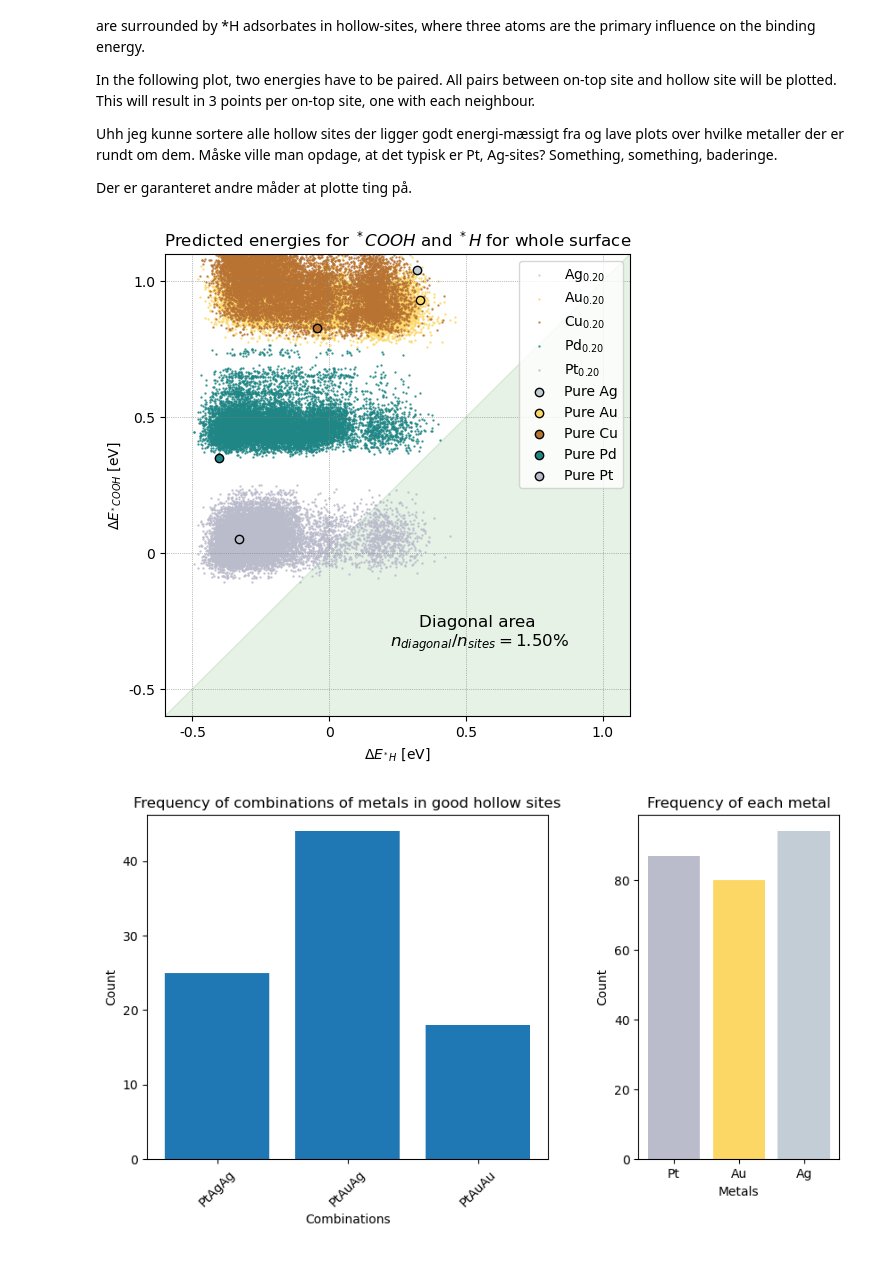
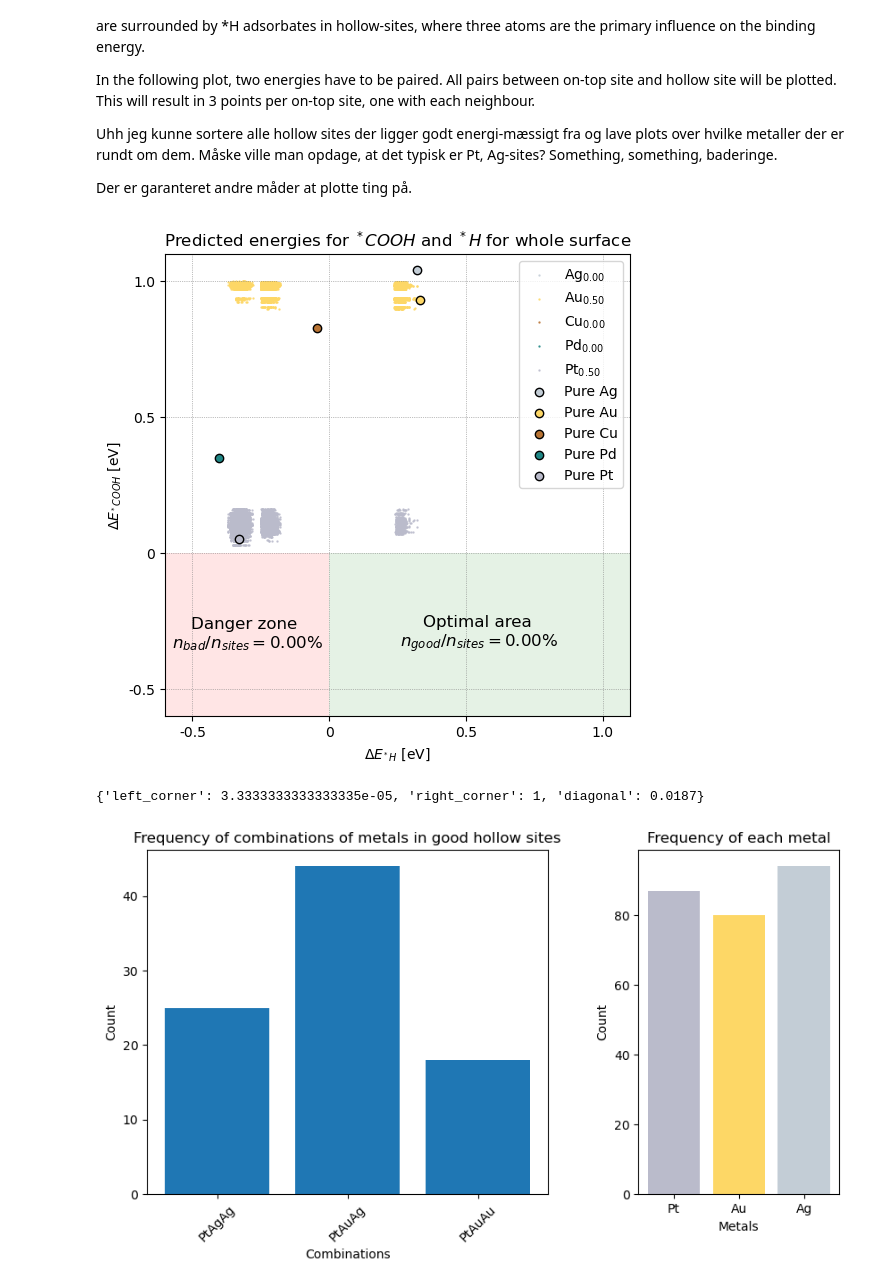
Before and after one commit to MarcusNoergaardWeng/CatalysisThesis, a Jupyter notebook: Notebooks/DFT Calculated energies.ipynb, the cells around one changed output. Drawn from its saved outputs; the diff is of its cells as text; code cells hidden in the pictures.

Commit message:
Work on optimizing energies

```diff
--- a/Notebooks/DFT Calculated energies.ipynb
+++ b/Notebooks/DFT Calculated energies.ipynb
@@ -195,28 +195,30 @@ plt.show()
 ### Plotting predicted energies from custom surface
 # %%
 # Maybe I should have a smart kind of plot, where, when you hover over it, it shows the xy coordinates and you can go check what it looks like. I even have a function from the swimming ring thing that can plot nice circles from a 2by2 surface
-
+metals = ['Ag', 'Au', 'Cu', 'Pd', 'Pt']
 ## This routine includes:
 
 # Initialize a surface from a given stochiometry
-dim_x, dim_y, metals, split = 100, 100, ['Ag', 'Au', 'Cu', 'Pd', 'Pt'], [0.2 , 0.2 , 0.2 , 0.2 , 0.2 ]
-#dim_x, dim_y, metals, split = 100, 100, ['Ag', 'Au', 'Cu', 'Pd', 'Pt'], [0.25 , 0.25 , 0.25 , 0.0 , 0.25 ]
-#dim_x, dim_y, metals, split = 100, 100, ['Ag', 'Au', 'Cu', 'Pd', 'Pt'], [0.0 , 6/7 , 0.0 , 0.0 , 1/7 ]
-#dim_x, dim_y, metals, split = 100, 100, ['Ag', 'Au', 'Cu', 'Pd', 'Pt'], [0.1 , 0.9/4 , 0.9/4 , 0.9/4 , 0.9/4 ]
-#dim_x, dim_y, metals, split = 100, 100, ['Ag', 'Au', 'Cu', 'Pd', 'Pt'], [0.1 , 0.1 , 0.1 , 0.1 , 0.6 ]
-#dim_x, dim_y, metals, split = 100, 100, ['Ag', 'Au', 'Cu', 'Pd', 'Pt'], np.array([0.6622070729215169, 1.0, 0.0, 0.5082185800752432, 0.491848345744174])/np.sum([0.6622070729215169, 1.0, 0.0, 0.5082185800752432, 0.491848345744174])
-# Stochiometry from 100 its of 140x140 surface
+dim_x, dim_y, split = 100, 100, [0.2 , 0.2 , 0.2 , 0.2 , 0.2 ]
 
-best_stochiometry = [0.8458380615695716, 1.0, 0.0, 0.5242110298660663, 0.689633397655569]
-dim_x, dim_y, metals, split = 140, 140, ['Ag', 'Au', 'Cu', 'Pd', 'Pt'], np.array(best_stochiometry)/np.sum(best_stochiometry)
+# 140by140 100 its - corner
+#best_stochiometry = [0.8458380615695716, 1.0, 0.0, 0.5242110298660663, 0.689633397655569]
+#dim_x, dim_y, split = 140, 140, best_stochiometry
 
 # 140by140 100 its - diagonal
-best_stochiometry = [1.0, 1.0, 0.0, 0.0, 0.6098243992113722]
-dim_x, dim_y, metals, split = 140, 140, ['Ag', 'Au', 'Cu', 'Pd', 'Pt'], np.array(best_stochiometry)/np.sum(best_stochiometry)
+#best_stochiometry = [1.0, 1.0, 0.0, 0.0, 0.6098243992113722]
+#dim_x, dim_y, split = 140, 140, best_stochiometry
 
-dim_x, dim_y, metals, split = 140, 140, ['Ag', 'Au', 'Cu', 'Pd', 'Pt'], [0.2 , 0.2 , 0.2 , 0.2 , 0.2 ]
+# 140by140 10 its - left corner
+dim_x, dim_y, split = 100, 100, [0.05641157902710027, 0.7219987722668249, 0.9385527090157504, 0.0007787658410143285, 0.9922115592912177]
 
-stochiometry = dict(zip(metals, split))
+# 140by140 10 its - both corners
+dim_x, dim_y, split = 100, 100, [0.05641157902710027, 0.7219987722668249, 0.9385527090157504, 0.0007787658410143285, 0.9922115592912177]
+
+# Swim rings
+dim_x, dim_y, split = 100, 100, [0, 1, 0, 0, 1]
+
+stochiometry = dict(zip(metals, np.array(split)/np.sum(split)))
 surface = initialize_surface(dim_x, dim_y, metals, split)
 
 # Predict energies on all sites for both adsorbates
@@ -232,11 +234,15 @@ Uhh jeg kunne sortere alle hollow sites der ligger godt energi-mæssigt fra og l
 
 Der er garanteret andre måder at plotte ting på.
 # %%
-experiment_name = "even_split_diagonal"
+experiment_name = "AuPt_even"
 # %%
-reward_type = "diagonal"
-E_top_dict, E_hol_dict, n_ratio, n_good, good_hol_sites = sort_energies(surface, reward_type="diagonal")
-deltaEdeltaE_plot(experiment_name+"_deltaEplot", E_hol_dict, E_top_dict, SE_slab_metals, reward_type = "diagonal")
+reward_type = "both_corners"
+E_top_dict, E_hol_dict, good_hol_sites, n_ratios = sort_energies(surface, reward_type)
+deltaEdeltaE_plot(experiment_name+"_deltaEplot", E_hol_dict, E_top_dict, SE_slab_metals, reward_type, show_plot=True)
 # %% [output]
-[figure, old version]
+[figure, new version]
+# %%
+n_ratios
+# %% [output]
+{'left_corner': 3.3333333333333335e-05, 'right_corner': 1, 'diagonal': 0.0187}
 # %%
```
Also changed, not shown: parts of 8 cells of this notebook, 4 other files.
